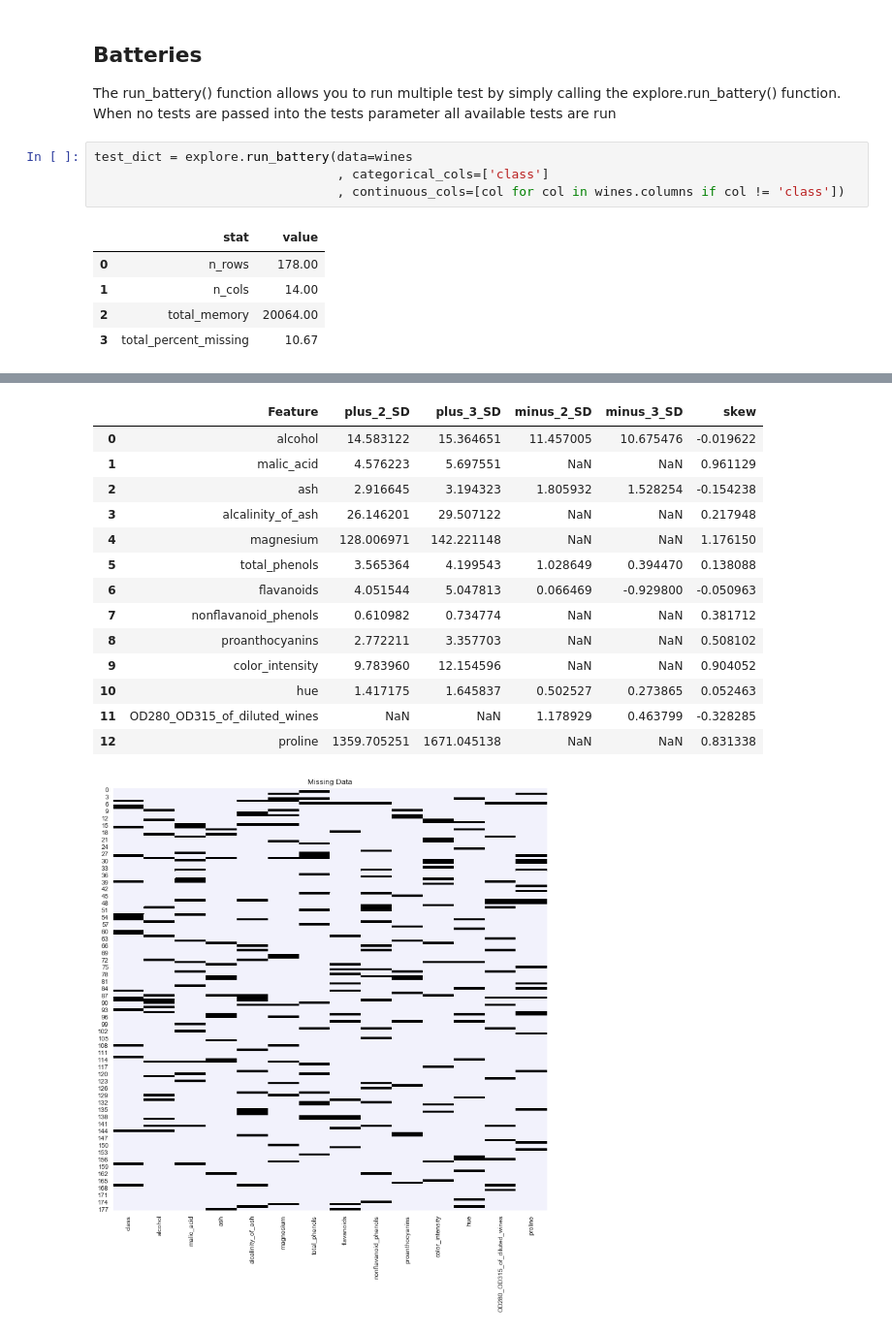
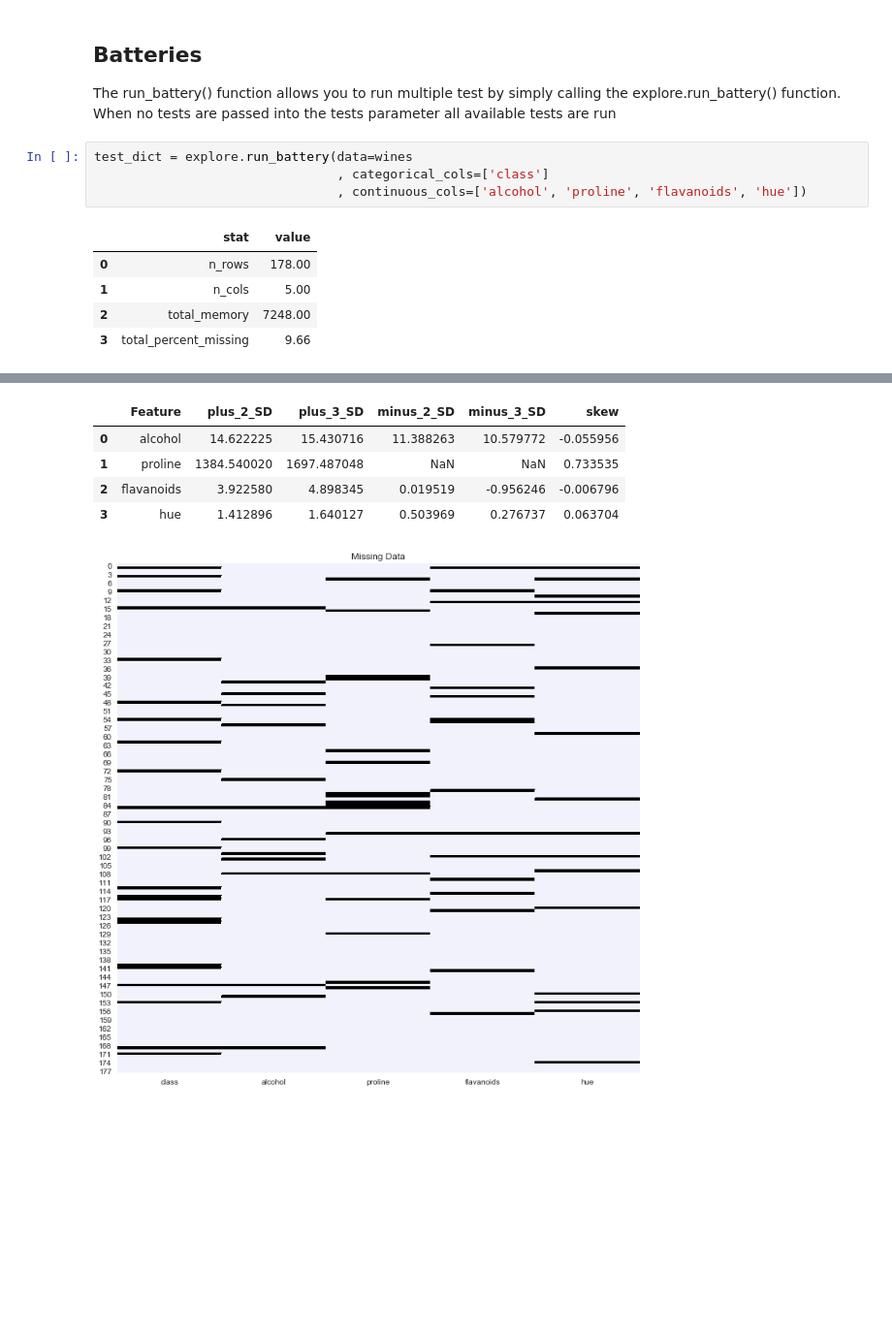
Before and after one commit to JFLandrigan/eagles, a Jupyter notebook: Exploratory.ipynb, the cells around one changed output, grey strips where cells are left out. Shown at 97% size. Drawn from its saved outputs; the diff is of its cells as text; blank space fills up the shorter version.

```diff
--- a/Exploratory.ipynb
+++ b/Exploratory.ipynb
@@ -79,11 +89,11 @@ The run_battery() function allows you to run multiple test by simply calling the
 # %%
 test_dict = explore.run_battery(data=wines
                                 , categorical_cols=['class']
-                                , continuous_cols=[col for col in wines.columns if col != 'class'])
+                                , continuous_cols=['alcohol', 'proline', 'flavanoids', 'hue'])
 # %% [output]
 |  | stat | value |
 | 0 | n_rows | 178.00 |
-| 1 | n_cols | 14.00 |
-| 2 | total_memory | 20064.00 |
-| 3 | total_percent_missing | 10.67 |
+| 1 | n_cols | 5.00 |
+| 2 | total_memory | 7248.00 |
+| 3 | total_percent_missing | 9.66 |
 |  | feature | percent_missing |
@@ -118,15 +110,6 @@ test_dict = explore.run_battery(data=wines
 |  | Feature | plus_2_SD | plus_3_SD | minus_2_SD | minus_3_SD | skew |
-| 0 | alcohol | 14.583122 | 15.364651 | 11.457005 | 10.675476 | -0.019622 |
-| 1 | malic_acid | 4.576223 | 5.697551 | NaN | NaN | 0.961129 |
-| 2 | ash | 2.916645 | 3.194323 | 1.805932 | 1.528254 | -0.154238 |
-| 3 | alcalinity_of_ash | 26.146201 | 29.507122 | NaN | NaN | 0.217948 |
-| 4 | magnesium | 128.006971 | 142.221148 | NaN | NaN | 1.176150 |
-| 5 | total_phenols | 3.565364 | 4.199543 | 1.028649 | 0.394470 | 0.138088 |
-| 6 | flavanoids | 4.051544 | 5.047813 | 0.066469 | -0.929800 | -0.050963 |
-| 7 | nonflavanoid_phenols | 0.610982 | 0.734774 | NaN | NaN | 0.381712 |
-| 8 | proanthocyanins | 2.772211 | 3.357703 | NaN | NaN | 0.508102 |
-| 9 | color_intensity | 9.783960 | 12.154596 | NaN | NaN | 0.904052 |
-| 10 | hue | 1.417175 | 1.645837 | 0.502527 | 0.273865 | 0.052463 |
-| 11 | OD280_OD315_of_diluted_wines | NaN | NaN | 1.178929 | 0.463799 | -0.328285 |
-| 12 | proline | 1359.705251 | 1671.045138 | NaN | NaN | 0.831338 |
+| 0 | alcohol | 14.622225 | 15.430716 | 11.388263 | 10.579772 | -0.055956 |
+| 1 | proline | 1384.540020 | 1697.487048 | NaN | NaN | 0.733535 |
+| 2 | flavanoids | 3.922580 | 4.898345 | 0.019519 | -0.956246 | -0.006796 |
+| 3 | hue | 1.412896 | 1.640127 | 0.503969 | 0.276737 | 0.063704 |
-[figure, old version]
+[figure, new version]
```
Also changed, not shown: parts of 16 cells of this notebook, 2 other files.
